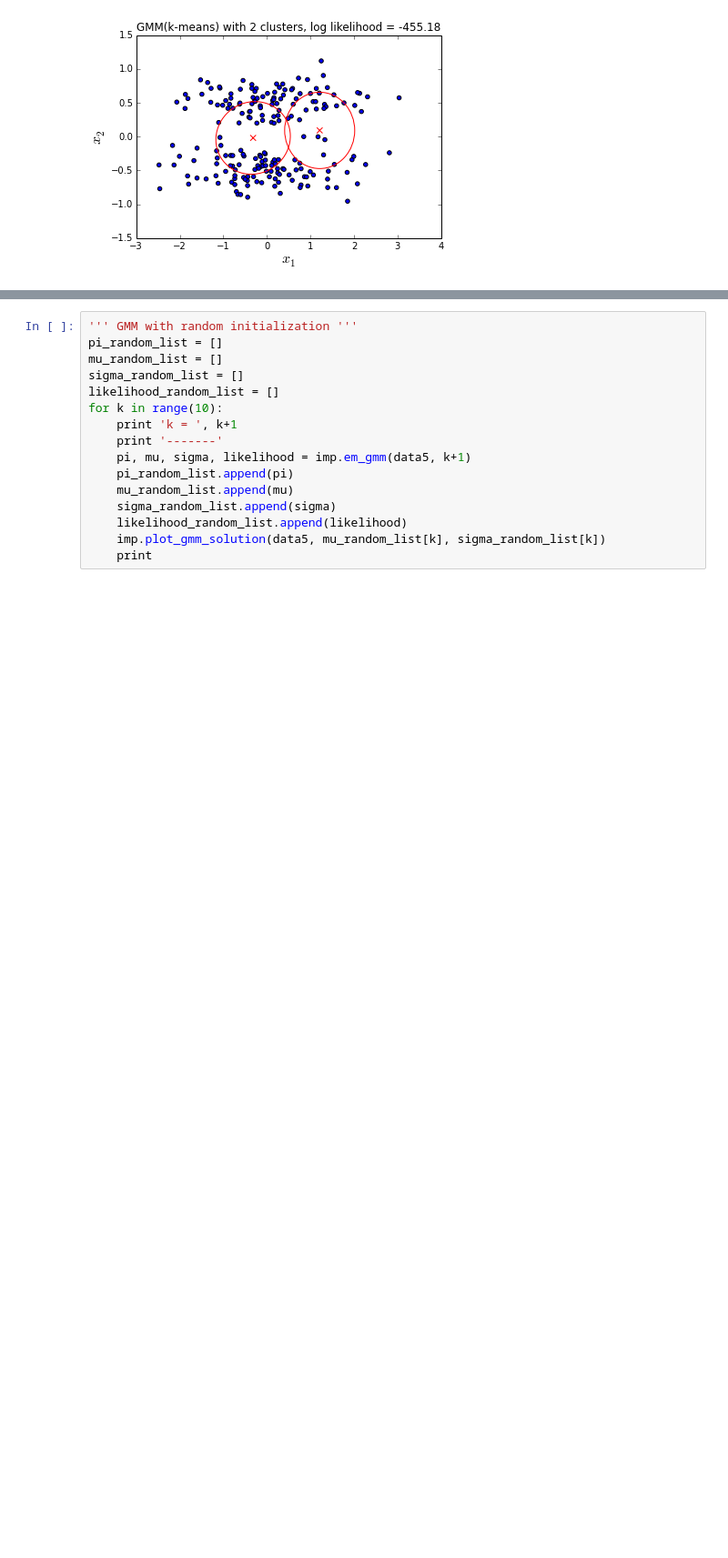
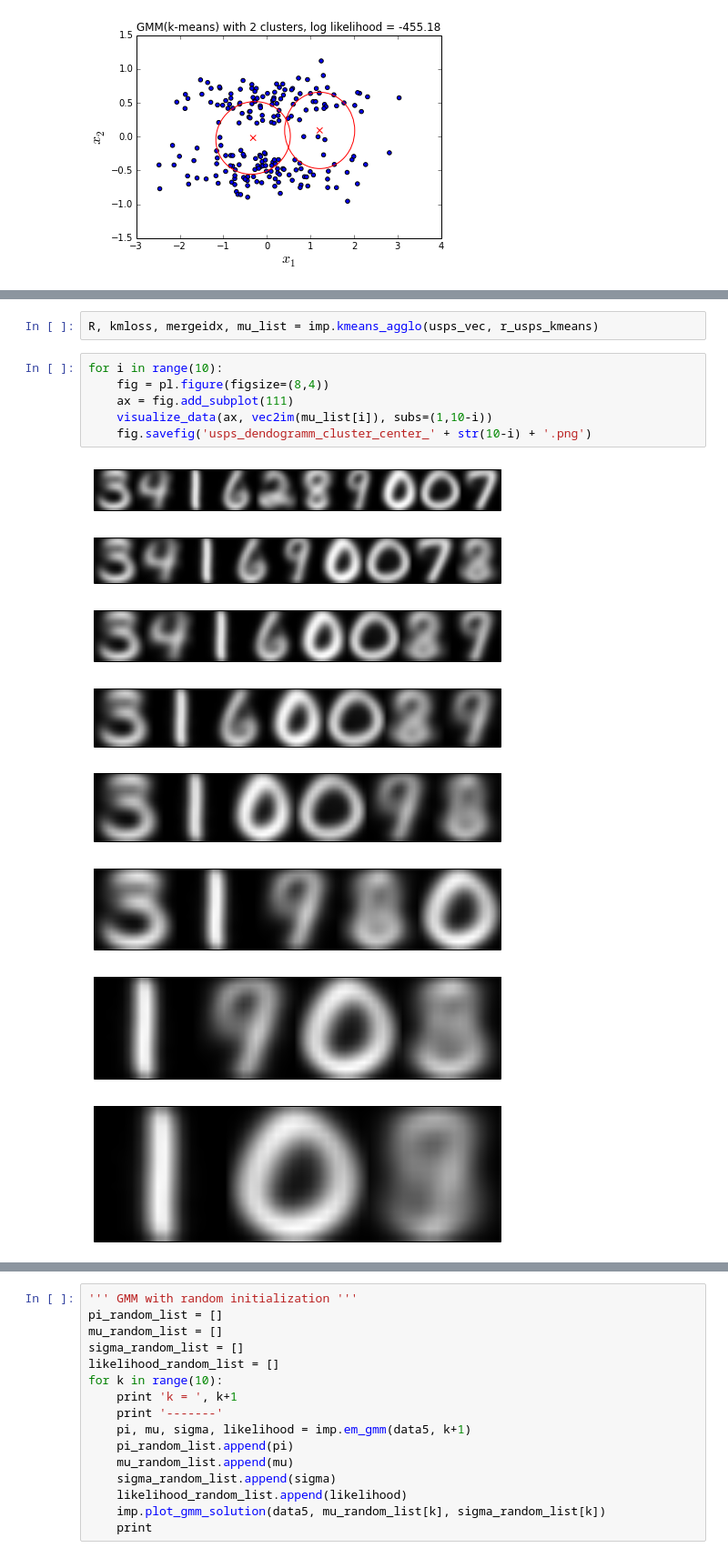
Before and after one commit to philjjoon/Lab-MachineLearning, a Jupyter notebook: ProblemSet-02/ps2_stubs_and_tests/ps2_application.ipynb, the cells around one changed output, grey strips where cells are left out. Shown at 91% size. Cells and saved outputs as stored; diff of their text form; blank space fills up the shorter version.

```diff
--- a/ProblemSet-02/ps2_stubs_and_tests/ps2_application.ipynb
+++ b/ProblemSet-02/ps2_stubs_and_tests/ps2_application.ipynb
@@ -428,0 +529,17 @@ pl.get_backend(
+# %%
+R, kmloss, mergeidx, mu_list = imp.kmeans_agglo(usps_vec, r_usps_kmeans)
+# %%
+for i in range(10):
+    fig = pl.figure(figsize=(8,4))
+    ax = fig.add_subplot(111)
+    visualize_data(ax, vec2im(mu_list[i]), subs=(1,10-i))
+    fig.savefig('usps_dendogramm_cluster_center_' + str(10-i) + '.png')
+# %% [output]
+[figure, added]
+[figure, added]
+[figure, added]
+[figure, added]
+[figure, added]
+[figure, added]
+[figure, added]
+[figure, added]
```
Also changed, not shown: parts of 16 cells of this notebook, 33 other files.
